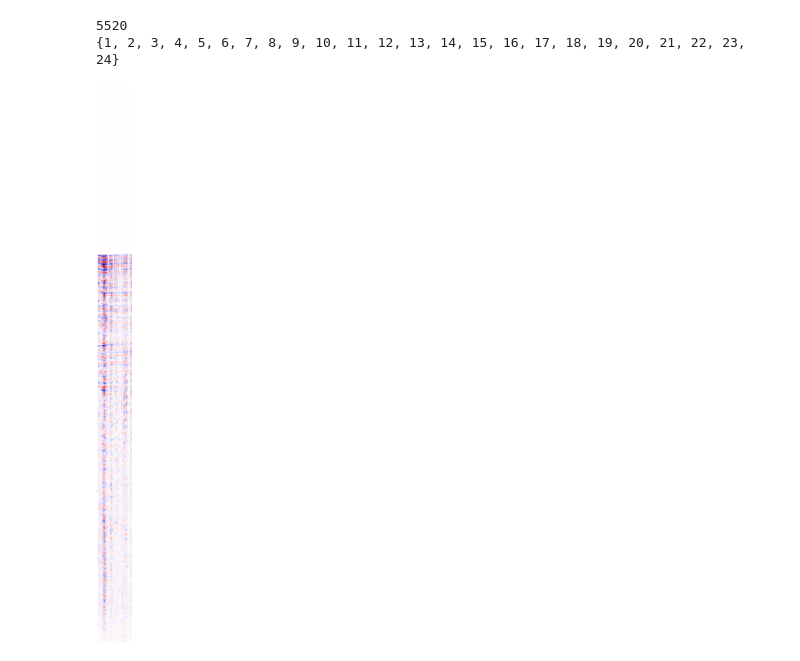
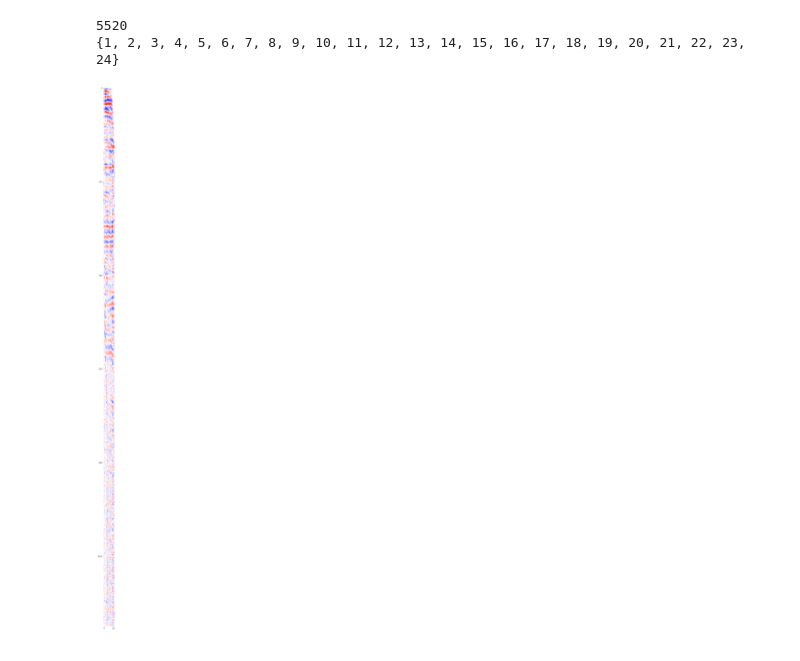
Before and after one commit to JieChen2000/rl_exercise, a Jupyter notebook: segy_gather_read.ipynb, the cells around one changed output. Drawn from its saved outputs; the diff is of its cells as text; code cells hidden in the pictures.

Commit message:
Update to select one full gather

```diff
--- a/segy_gather_read.ipynb
+++ b/segy_gather_read.ipynb
@@ -60,13 +60,18 @@ with segyio.open(filename, ignore_geometry=True) as f:
     sample_rate = segyio.tools.dt(f) / 1000  ##67332
     n_samples = f.samples.size
     twt = f.samples
-    data = f.trace.raw[:]  # Get all data into memory (could cause on big files)
     # Load headers
     bin_headers = f.bin
     text_headers = parse_text_header(f)
     trace_headers = parse_trace_headers(f, n_traces)
     print(len(set(trace_headers['CDP']))) # number of CDPs
     print(set(trace_headers['CDP_TRACE']))  #number of traces for a gather
+
+    trace_headers_fullgather = trace_headers[trace_headers['CDP_TRACE']==np.int32(24)]
+    cdps_with_full_gather = set(trace_headers_fullgather['CDP'].astype(np.int32))
+    # print(cdps_with_full_gather) # list of CDP with full gather traces.
+    # gather = np.asarray([np.copy(x) for x in f.iline[0:1, :]]) #works for inferable geometry segy file.
+    data = f.trace.raw[:]  # Get all data into memory (could cause on big files)
 # f'N Traces: {n_traces}, N Samples: {n_samples}, Sample rate: {sample_rate}ms'
 # %% [output]
 5520
@@ -74,12 +89,34 @@ with segyio.open(filename, ignore_geometry=True) as f:
+# %%
+# select a gather for fixed cdp=7891  from full gather list
+trace_idx_start = 0
+trace_idx_end = 0
+for trace_idx in range(23290,23340):
+    trace = data[trace_idx,:].T
+    # trace_headers.set_index("TRACE_SEQUENCE_LINE", inplace=True) #do this only once.
+    # trace_header = trace_headers.loc[[np.int32(trace_idx)],['CDP','CDP_TRACE']]
+    trace_header_cdp = trace_headers.iloc[np.int32(trace_idx),5]
+    trace_header_cdp_trace = trace_headers.iloc[np.int32(trace_idx),6]
+    if trace_header_cdp == 7891 and trace_header_cdp_trace==1:
+        trace_idx_start = trace_idx
+    elif trace_header_cdp == 7891 and trace_header_cdp_trace==24:
+        trace_idx_end = trace_idx
+data_full_gather = data[trace_idx_start:trace_idx_end,:].T
+# %%
+# data_full_gather_non_zero_label = np.where(~data_full_gather.any(axis=1))[0]
+# print(data_full_gather_non_zero)
+
+data_full_gather_non_zero = data_full_gather[499:1649,:]
 # %%
 # Figure
-clip = 3e+3
+clip = 1e+3
 vmin, vmax = -clip, clip
-figsize=(200, 200)
+figsize=(25, 50)
 fig, axs = plt.subplots(nrows=1, ncols=1, figsize=figsize, facecolor='w', edgecolor='k',
                        squeeze=False,
                        sharex=True)
 axs = axs.ravel()
-im = axs[0].imshow(data[0:100,:].T, cmap=plt.cm.seismic, vmin=vmin, vmax=vmax)
+# im = axs[0].imshow(data[0:100,:].T, cmap=plt.cm.seismic, vmin=vmin, vmax=vmax)
+im = axs[0].imshow(data_full_gather_non_zero, cmap=plt.cm.seismic, vmin=vmin, vmax=vmax)
+fig.savefig('C:/Users/Jay.J.Chen/Documents/Projects/RL_Gather_Pick/a.png')
 # %% [output]
-[figure, old version]
+[figure, new version]
```
Also changed, not shown: parts of 1 cell of this notebook.
